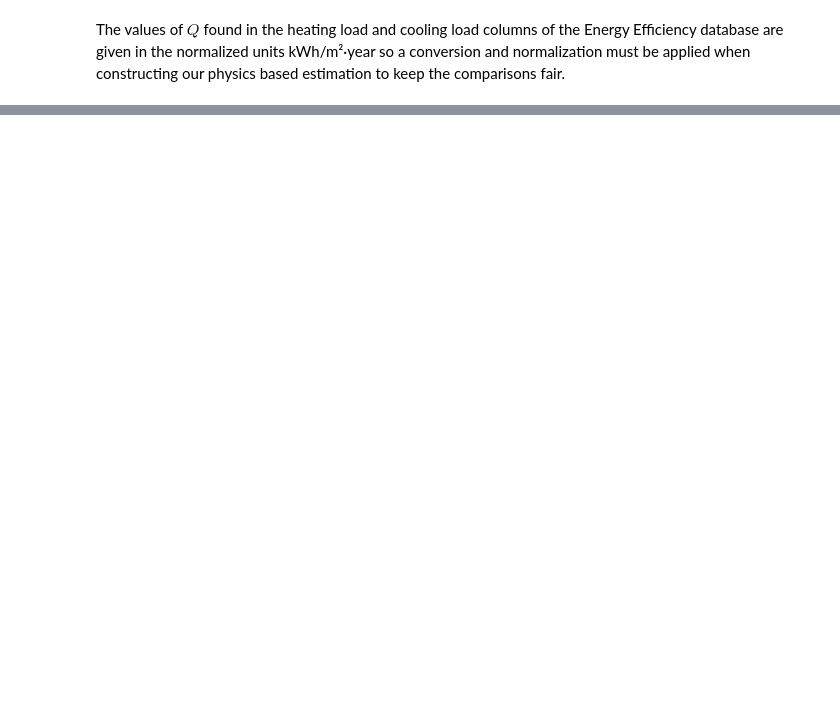
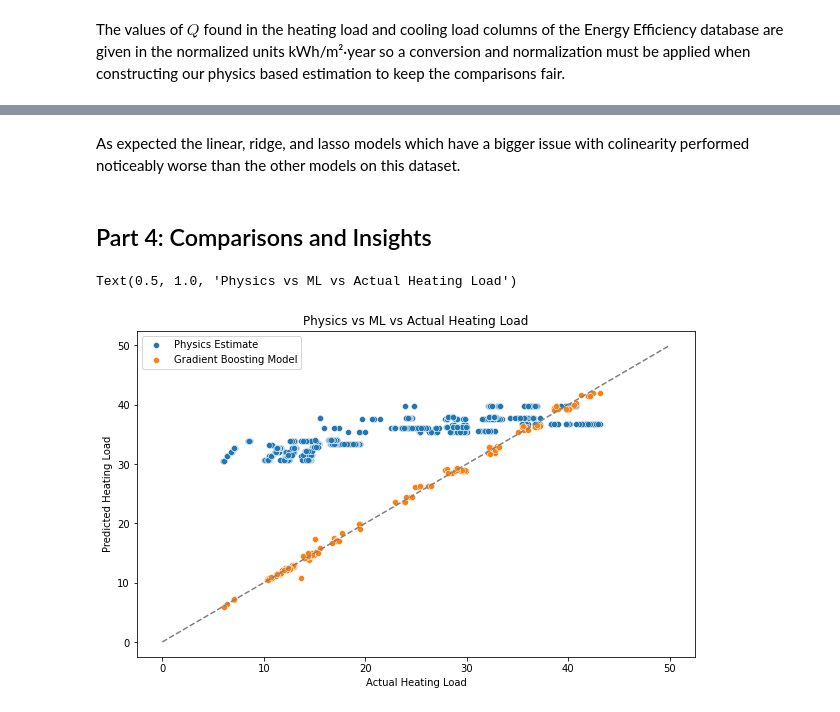
Before and after one commit to MurphyJ474/Comparing-Building-Energy-Consumption-Predictions, a Jupyter notebook: Comparing Building Energy Consumption Predictions.ipynb, the cells around one changed output, grey strips where cells are left out. Cells and saved outputs as stored; diff of their text form; code cells hidden in the pictures; blank space fills up the shorter version.

```diff
--- a/Comparing Building Energy Consumption Predictions.ipynb
+++ b/Comparing Building Energy Consumption Predictions.ipynb
@@ -159,0 +249,16 @@ df.head()
+# %% [markdown]
+As expected the linear, ridge, and lasso models which have a bigger issue with colinearity performed noticeably worse than the other models on this dataset.
+# %% [markdown]
+## Part 4: Comparisons and Insights
+# %%
+plt.figure(figsize=(10,6))
+sns.scatterplot(x=df['Heating Load'], y=df['Physics Heating Load'], label='Physics Estimate')
+sns.scatterplot(x=yh_test, y=models["Gradient Boosting"].predict(Xh_test_scaled), label="Gradient Boosting Model")
+plt.plot([0, 50], [0, 50], "--", color="gray")
+plt.xlabel("Actual Heating Load")
+plt.ylabel("Predicted Heating Load")
+plt.legend()
+plt.title("Physics vs ML vs Actual Heating Load")
+# %% [output]
+Text(0.5, 1.0, 'Physics vs ML vs Actual Heating Load')
+[figure, added]
```
Also changed, not shown: parts of 12 cells of this notebook.
